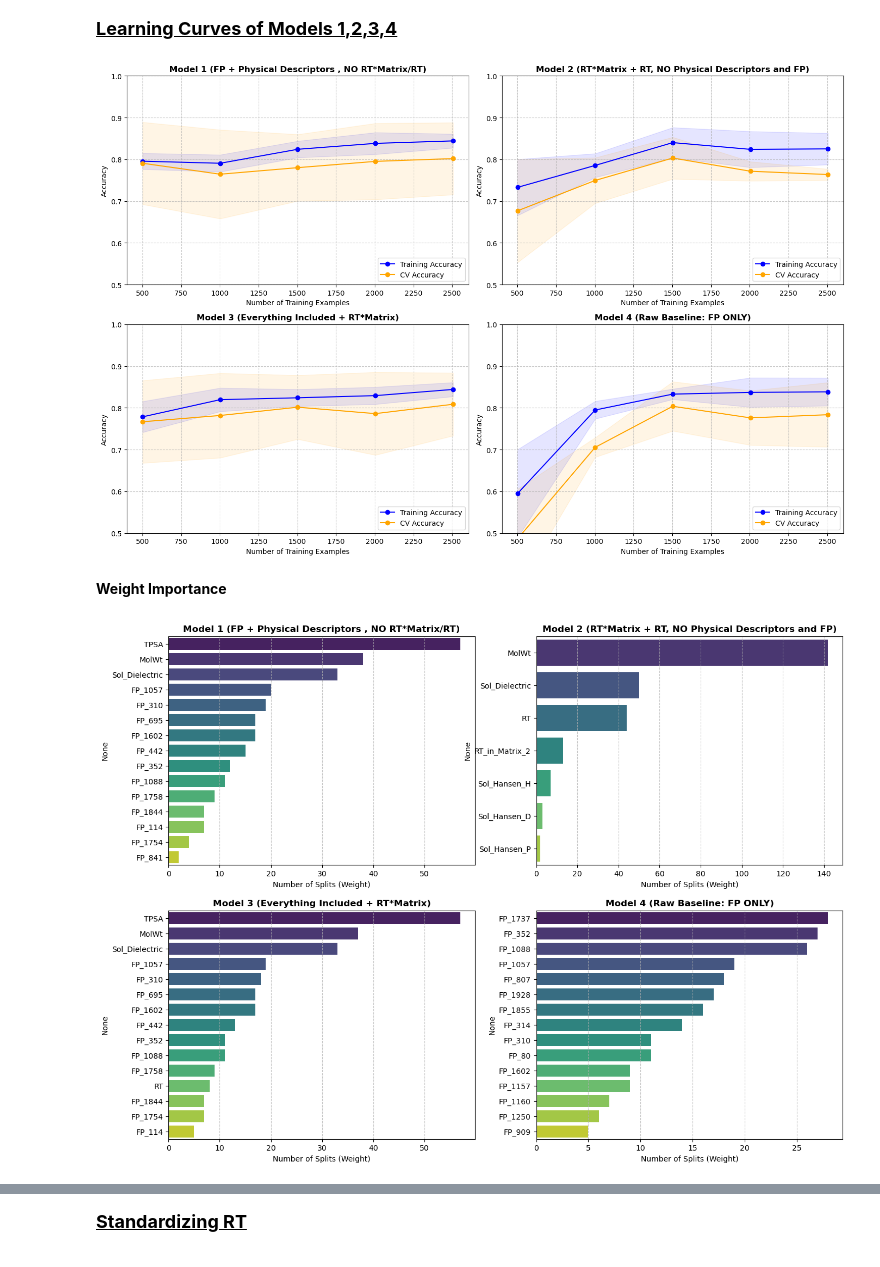
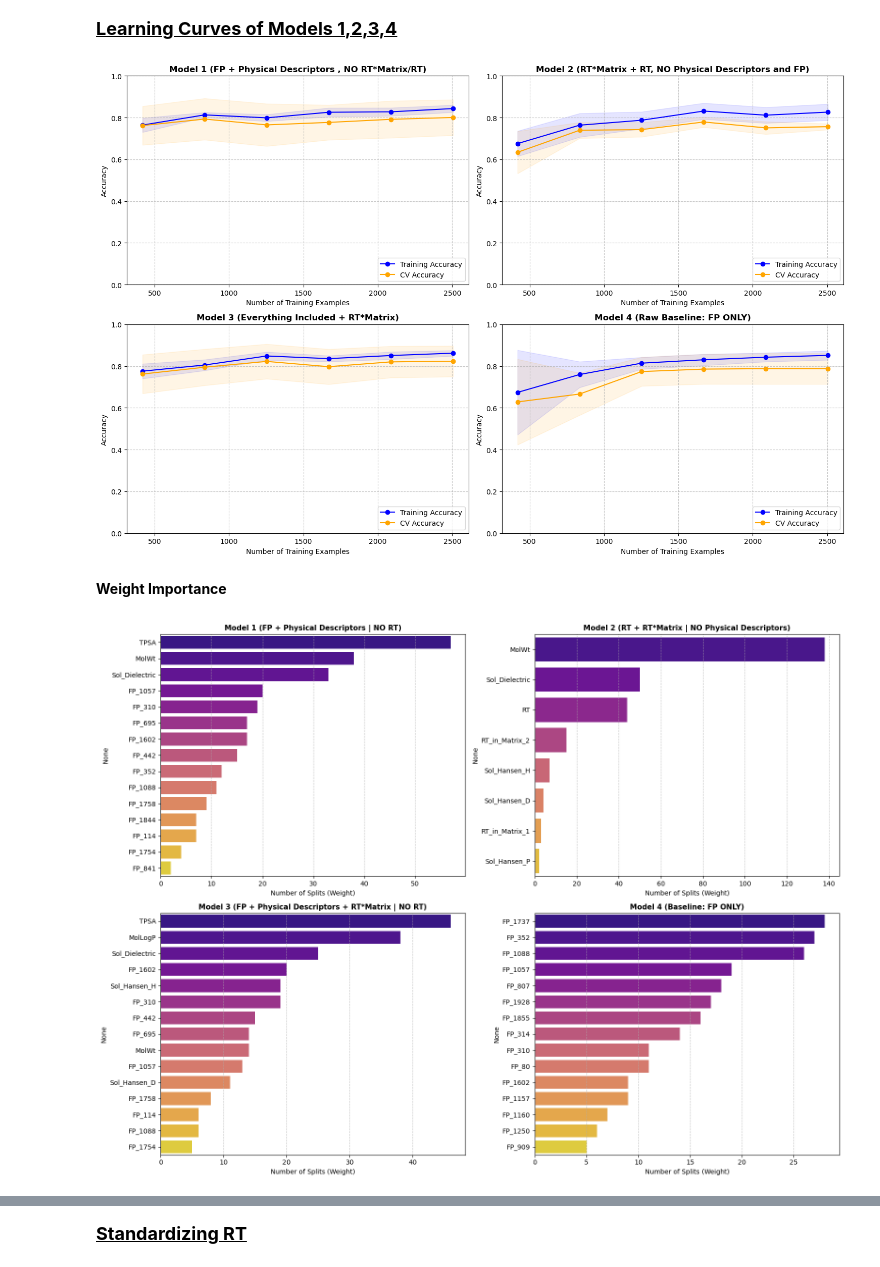
Before and after one commit to swisscatplus/solubility_prediction_nmr, a Jupyter notebook: src/dev/rt_prediction.ipynb, the cells around one changed output, grey strips where cells are left out. Drawn from its saved outputs; the diff is of its cells as text; code cells hidden in the pictures.

Commit message:
did A LOT of changes, re-ran the plots and features

```diff
--- a/src/dev/rt_prediction.ipynb
+++ b/src/dev/rt_prediction.ipynb
@@ -1725,7 +1729,7 @@ def plot_learning_curve(estimator, X, y, groups, title, ax):
     ax.set_ylabel("Accuracy")
     ax.grid(True, linestyle='--', alpha=0.7)
     ax.legend(loc="lower right")
-    ax.set_ylim([0.5, 1.0]) # Lock Y-axis to make comparisons fair
+    ax.set_ylim([0, 1.0]) # Lock Y-axis to make comparisons fair
 
 # Create a 2x2 grid for the 4 plots
 fig, axes = plt.subplots(2, 2, figsize=(15, 10))
@@ -2054,7 +2066,7 @@ def plot_learning_curve(estimator, X, y, groups, title, ax):
     gkf = GroupKFold(n_splits=5)
     train_sizes, train_scores, test_scores = learning_curve(
         estimator, X_shuf, y_shuf, cv=gkf, groups=groups_shuf, n_jobs=-1,
-        train_sizes=np.linspace(0.2, 1.0, 5), scoring='accuracy'
+        train_sizes=np.linspace(0.001, 1.0, 7), scoring='accuracy'
     )
 
     train_mean, train_std = np.mean(train_scores, axis=1), np.std(train_scores, axis=1)
@@ -2070,7 +2082,7 @@ def plot_learning_curve(estimator, X, y, groups, title, ax):
     ax.set_ylabel("Accuracy")
     ax.grid(True, linestyle='--', alpha=0.7)
     ax.legend(loc="lower right")
-    ax.set_ylim([0.5, 1.0])
+    ax.set_ylim([0, 1.0])
 
 fig, axes = plt.subplots(2, 2, figsize=(15, 10))
 axes = axes.flatten()
@@ -2083,57 +2095,56 @@ plot_learning_curve(model_4, X_train_4_best, y_train, groups_train, "Model 4 (Ra
 plt.tight_layout()
 plt.show()
 # %% [output]
-[figure, old version]
+[figure, new version]
 # %% [markdown]
 **Weight Importance**
 # %%
-def plot_model_importances(model, feature_names, model_title,ax):
-    # Inject names into the XGBoost booster
+def plot_top_15_weight(model, feature_names, title, ax):
     booster = model.get_booster()
     booster.feature_names = list(feature_names)
 
-    # Extract Weight (Frequency) and Gain (Impact), grabbing the top 15
-    imp_weight = pd.Series(booster.get_score(importance_type='weight')).sort_values(ascending=False).head(15)
+    # Get the top 15 most important features
+    imp = pd.Series(booster.get_score(importance_type='weight')).sort_values(ascending=False).head(15)
 
-    # Plotting on the assigned axis slot
-    if not imp_weight.empty:
-        sns.barplot(x=imp_weight.values, y=imp_weight.index, ax=ax, palette="viridis", hue=imp_weight.index, legend=False)
+    if not imp.empty:
+        sns.barplot(x=imp.values, y=imp.index, ax=ax, palette="plasma", hue=imp.index, legend=False)
 
-    ax.set_title(f"{model_title}", fontweight='bold', fontsize=12)
+    ax.set_title(title, fontweight='bold', fontsize=11)
     ax.set_xlabel("Number of Splits (Weight)")
     ax.grid(axis='x', linestyle='--', alpha=0.7)
 # %%
+# 1. DEFINE BASE NAME LISTS
 num_fp = X_fp.shape[1]
 num_mat = X_mat.shape[1]
 
-list_fp = [f"FP_{i}" for i in range(num_fp)]
+list_fp = np.array([f"FP_{i}" for i in range(num_fp)])
 list_interaction = [f"RT_in_Matrix_{i}" for i in range(num_mat)]
+cols_physics = ['MolLogP', 'TPSA', 'MolWt', 'Sol_Dielectric', 'Sol_Hansen_D', 'Sol_Hansen_P', 'Sol_Hansen_H']
 
-# Model 1 (Old A: FP + Physics)
-raw_names_1 = list_fp + cols_1
+# 2. CAREFULLY RECONSTRUCT EXACT FEATURE NAMES PER MODEL
+# Model 1: Selector applied to [FPs + Physics]
+raw_names_1 = list(list_fp) + cols_physics
 selected_names_1 = np.array(raw_names_1)[selector_1.get_support()]
-# Note: Change 'selector_A' to 'selector_1' if you renamed your selectors too!
 
-# Model 2 (Old B: RT + Physics + Interaction)
-raw_names_2 = ['RT'] + cols_2 + list_interaction
-selected_names_2 = np.array(raw_names_2)[selector_2.get_support()]
+# Model 2: Selector applied to [Global RT + Interaction]
+selected_names_2 = ['RT'] + cols_2 + list_interaction
 
-# Model 3 (Old C: FP + RT + Physics + Interaction)
-raw_names_3 = list_fp + ['RT'] + cols_3 + list_interaction
-selected_names_3 = np.array(raw_names_3)[selector_3.get_support()]
+# Model 3: Selector applied ONLY to FPs. Physics and Interactions got a VIP pass!
+selected_fps_3 = list(list_fp[selector_3.get_support()])
+selected_names_3 = np.array(selected_fps_3 + cols_physics + list_interaction)
 
-# Model 4 (Old D: Pure FP ONLY)
-raw_names_4 = list_fp
-selected_names_4 = np.array(raw_names_4)[selector_4.get_support()]
+# Model 4: Selector applied ONLY to FPs
+selected_names_4 = list_fp[selector_4.get_support()]
 
 fig, axes = plt.subplots(2, 2, figsize=(16, 12))
 axes = axes.flatten()
 
-# 3. GENERATE THE PLOTS!
-# (Make sure to change 'model_A' to 'model_1', etc., if you renamed your model variables)
-plot_model_importances(model_1, selected_names_1, "Model 1 (FP + Physical Descriptors , NO RT*Matrix/RT)", axes[0])
-plot_model_importances(model_2, selected_names_2, "Model 2 (RT*Matrix + RT, NO Physical Descriptors and FP)", axes[1])
-plot_model_importances(model_3, selected_names_3, "Model 3 (Everything Included + RT*Matrix)", axes[2])
-plot_model_importances(model_4, selected_names_4, "Model 4 (Raw Baseline: FP ONLY)", axes[3])
+plot_top_15_weight(model_1, selected_names_1, "Model 1 (FP + Physical Descriptors | NO RT)", axes[0])
+plot_top_15_weight(model_2, selected_names_2, "Model 2 (RT + RT*Matrix | NO Physical Descriptors)", axes[1])
+plot_top_15_weight(model_3, selected_names_3, "Model 3 (FP + Physical Descriptors + RT*Matrix | NO RT)", axes[2])
+plot_top_15_weight(model_4, selected_names_4, "Model 4 (Baseline: FP ONLY)", axes[3])
+
+plt.tight_layout()
+plt.show()
 # %% [output]
-[figure, old version]
+[figure, new version]
```
Also changed, not shown: parts of 26 cells of this notebook.
